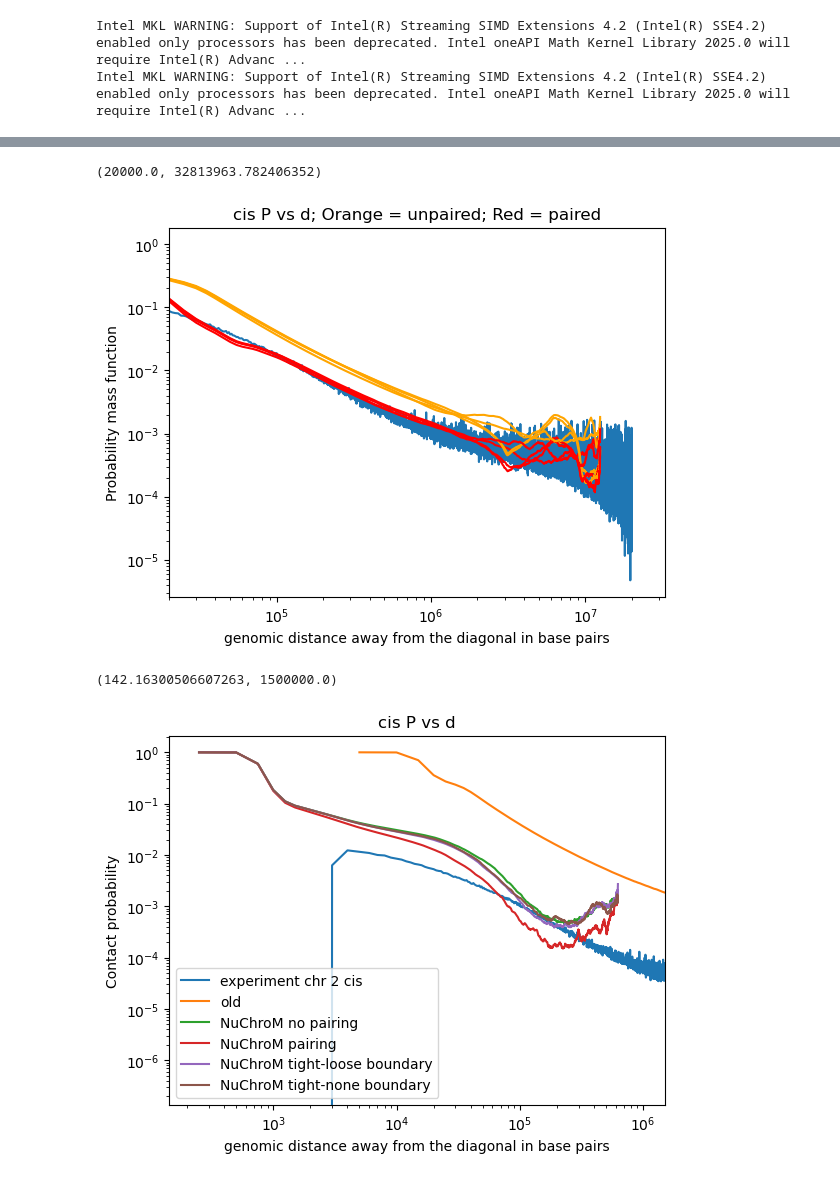
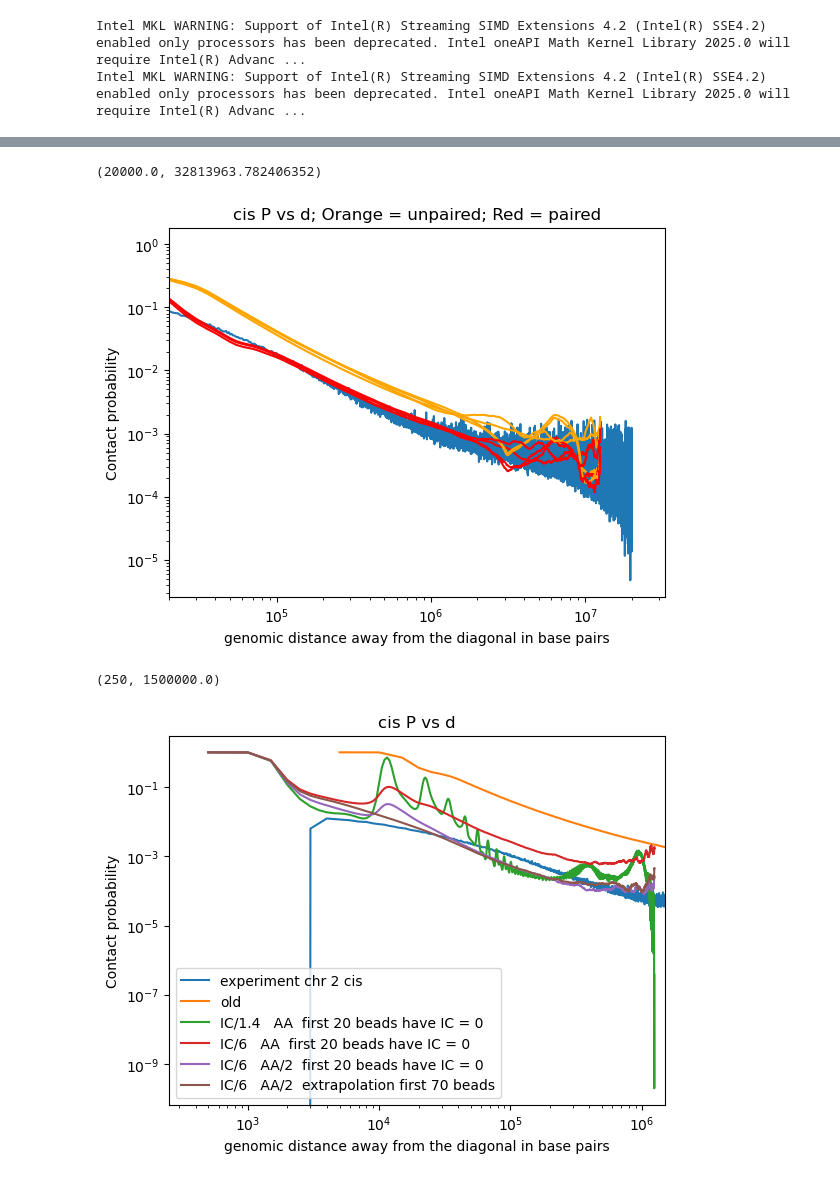
Before and after one commit to DiPierroLab/Douglas, a Jupyter notebook: 6_extra_tools/P_vs_d_experimental_compare_computational.ipynb, the cells around one changed output, grey strips where cells are left out. Cells and saved outputs as stored; diff of their text form; code cells hidden in the pictures.

```diff
--- a/6_extra_tools/P_vs_d_experimental_compare_computational.ipynb
+++ b/6_extra_tools/P_vs_d_experimental_compare_computational.ipynb
@@ -123,54 +129,59 @@ plt.title('cis P vs d; Orange = unpaired; Red = paired')
 #plt.legend()
 plt.xlabel('genomic distance away from the diagonal in base pairs')
 plt.xscale('log')
-plt.ylabel('Probability mass function')
+plt.ylabel('Contact probability')
 plt.yscale('log')
 plt.xlim(2e4)
 # %% [output]
 (20000.0, 32813963.782406352)
-[figure, old version]
+[figure, new version]
 # %%
 # CIS directories 21, 22, and 23
 # Plot average normalized cis Hi-C contact probability vs genomic distance (in kilobases)
 
 from numpy import array
 d = range(1,2501)
 d = array(d)
 
 # Plot cis experimental data
 bin_size = 1000 # base pairs
 plt.plot(bin_size*d_experiment_20000kb, 3*P_cis_experiment, label='experiment chr 2 cis')
 
 # Plot cis simulation data
 bead_size_old = 5000# in base pairs; tune to line up the pmfs.
 bead_size_new = 500
 bead_size_NuChroM = 250
 plt.plot(bead_size_old*d, P_cis_simulation_24, label='old')
 #plt.plot(bead_size_new*d, P_cis_simulation_25, label='IC/5   AA')
-#plt.plot(bead_size_new*d, P_cis_simulation_41, label='IC/6   AA/2  first 20 beads have IC = 0')
+plt.plot(bead_size_new*d, P_cis_simulation_36, label='IC/1.4   AA  first 20 beads have IC = 0')
+plt.plot(bead_size_new*d, P_cis_simulation_40, label='IC/6   AA  first 20 beads have IC = 0')
+plt.plot(bead_size_new*d, P_cis_simulation_41, label='IC/6   AA/2  first 20 beads have IC = 0')
 #plt.plot(bead_size_new*d, P_cis_simulation_45, label='IC/6   AA  extrapolation first 20 beads')
 #plt.plot(bead_size_new*d, P_cis_simulation_46, label='IC/6   AA/2  extrapolation first 20 beads')
 #plt.plot(bead_size_new*d, P_cis_simulation_47, label='IC/6   AA/3  extrapolation first 20 beads')
 #plt.plot(bead_size_new*d, P_cis_simulation_48, label='IC/6   AA/2  extrapolation first 40 beads')
-#plt.plot(bead_size_new*d, P_cis_simulation_49, label='IC/6   AA/2  extrapolation first 70 beads')
+plt.plot(bead_size_new*d, P_cis_simulation_49, label='IC/6   AA/2  extrapolation first 70 beads')
 #plt.plot(bead_size_new*d, P_cis_simulation_50, label='IC/6   AA/2  extrapolation first 100 beads')
-plt.plot(bead_size_NuChroM*d, P_cis_simulation_51, label='NuChroM no pairing')
-plt.plot(bead_size_NuChroM*d, P_cis_simulation_52, label='NuChroM pairing')
-plt.plot(bead_size_NuChroM*d, P_cis_simulation_53, label='NuChroM tight-loose boundary')
-plt.plot(bead_size_NuChroM*d, P_cis_simulation_54, label='NuChroM tight-none boundary')
-
+#plt.plot(bead_size_NuChroM*d, P_cis_simulation_51_old_f, label='NuChroM AA and IC no pairing MiChroM f')
+#plt.plot(bead_size_NuChroM*d, P_cis_simulation_52_old_f, label='NuChroM AA and IC pairing MiChroM f')
+#plt.plot(bead_size_NuChroM*d, P_cis_simulation_53_old_f, label='NuChroM AA and IC tight-loose boundary MiChroM f')
+#plt.plot(bead_size_NuChroM*d, P_cis_simulation_54_old_f, label='NuChroM AA and IC tight-none boundary MiChroM f')
+#plt.plot(bead_size_NuChroM*d, P_cis_simulation_51, label='NuChroM AA and IC no pairing NuChroM f')
+#plt.plot(bead_size_NuChroM*d, P_cis_simulation_52, label='NuChroM AA and IC pairing NuChroM f NuChroM f')
+#plt.plot(bead_size_NuChroM*d, P_cis_simulation_53, label='NuChroM AA and IC tight-loose boundary NuChroM f')
+#plt.plot(bead_size_NuChroM*d, P_cis_simulation_54, label='NuChroM AA and IC tight-none boundary NuChroM f')
 
 # Plot settings
 plt.title('cis P vs d')
 plt.legend()
 plt.xlabel('genomic distance away from the diagonal in base pairs')
 plt.xscale('log')
 plt.ylabel('Contact probability')
 plt.yscale('log')
-plt.xlim(0,1.5e6)
+plt.xlim(250,1.5e6)
 # %% [output]
-(142.16300506607263, 1500000.0)
+(250, 1500000.0)
-[figure, old version]
+[figure, new version]
 # %%
 # TRANS
 # Plot average normalized trans Hi-C contact probability vs genomic distance (in kilobases)
```
Also changed, not shown: parts of 3 cells of this notebook, 3 other files.
